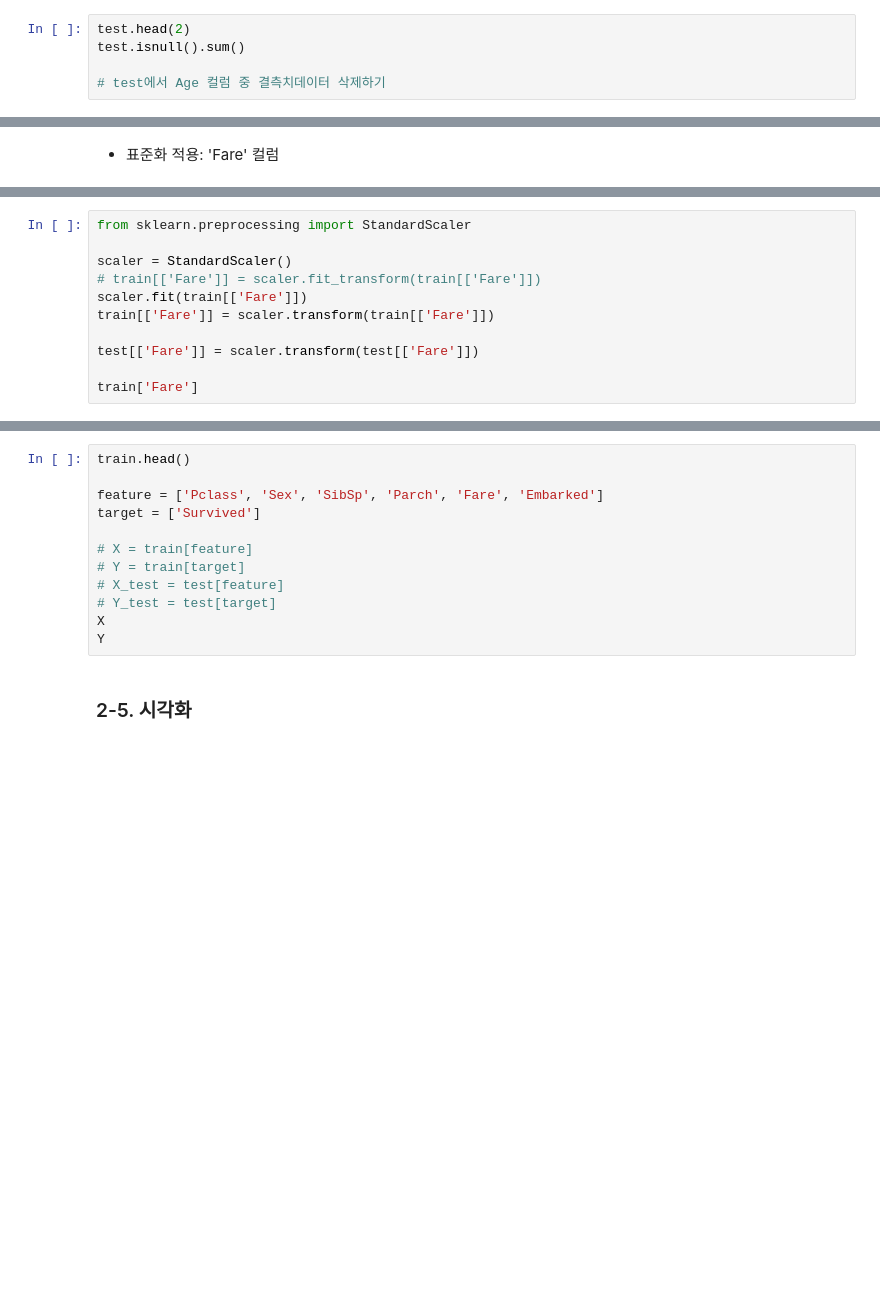
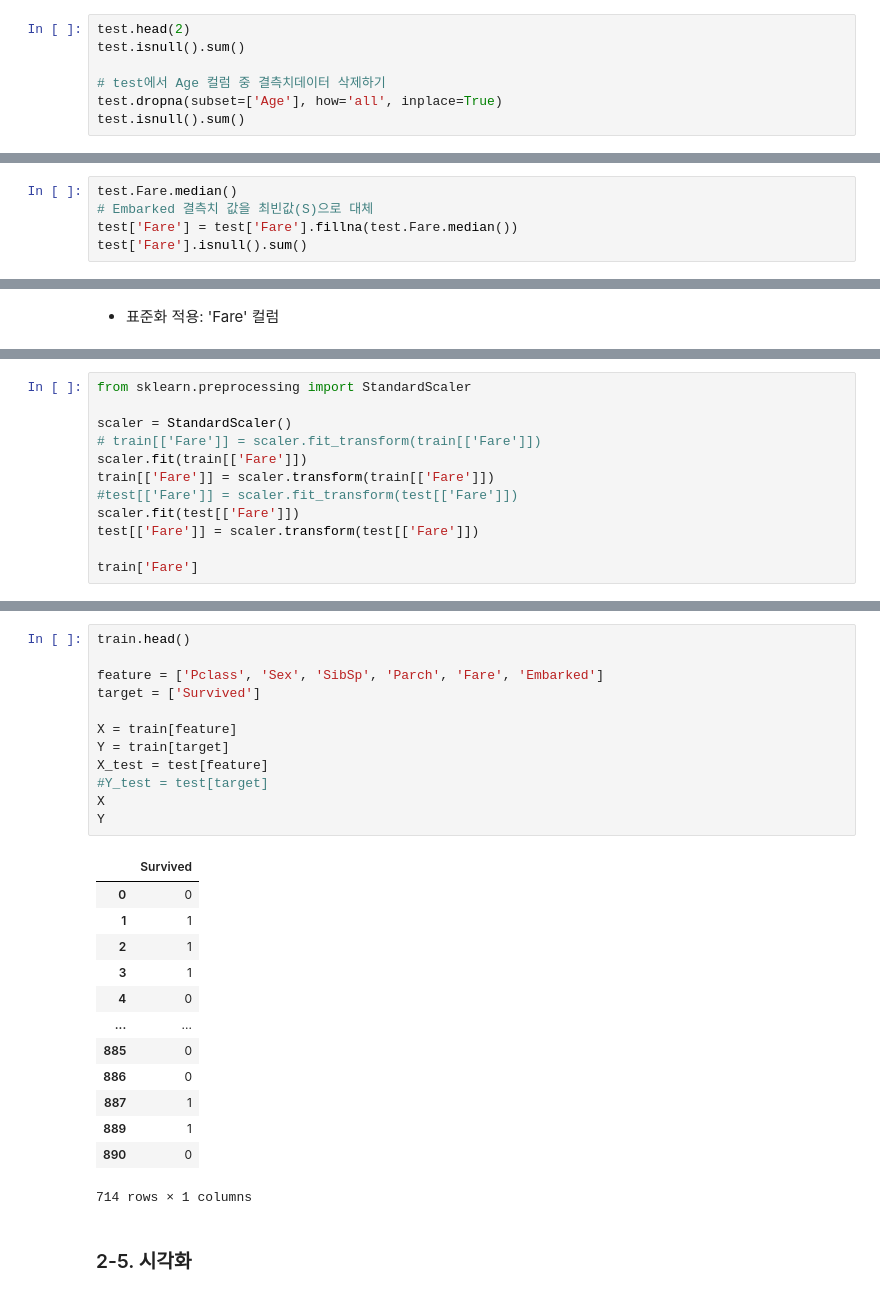
Before and after one commit to furewing/dataAnalysis, a Jupyter notebook: 3_머신러닝_분류_1_사이킷런_타이타닉생존자예측_배포.ipynb, the cells around one changed output, grey strips where cells are left out. Drawn from its saved outputs; the diff is of its cells as text; blank space fills up the shorter version.

```diff
--- a/3_머신러닝_분류_1_사이킷런_타이타닉생존자예측_배포.ipynb
+++ b/3_머신러닝_분류_1_사이킷런_타이타닉생존자예측_배포.ipynb
@@ -366,6 +366,8 @@ test.head(2)
 test.isnull().sum()
 
 # test에서 Age 컬럼 중 결측치데이터 삭제하기
+test.dropna(subset=['Age'], how='all', inplace=True)
+test.isnull().sum()
 # %% [output]
 PassengerId      0
 Pclass           0
@@ -381,3 +383,8 @@ Embarked         0
 dtype: int64
 # %% [markdown]
 - 결측치 처리 : Fare(중앙값 대체)
+# %%
+test.Fare.median()
+# Embarked 결측치 값을 최빈값(S)으로 대체
+test['Fare'] = test['Fare'].fillna(test.Fare.median())
+test['Fare'].isnull().sum()
@@ -405,7 +424,8 @@ scaler = StandardScaler()
 # train[['Fare']] = scaler.fit_transform(train[['Fare']])
 scaler.fit(train[['Fare']])
 train[['Fare']] = scaler.transform(train[['Fare']])
-
+#test[['Fare']] = scaler.fit_transform(test[['Fare']])
+scaler.fit(test[['Fare']])
 test[['Fare']] = scaler.transform(test[['Fare']])
 
 train['Fare']
@@ -417,15 +450,29 @@ train['Fare']
 # %%
 train.head()
 
 feature = ['Pclass', 'Sex', 'SibSp', 'Parch', 'Fare', 'Embarked']
 target = ['Survived']
 
-# X = train[feature]
-# Y = train[target]
-# X_test = test[feature]
-# Y_test = test[target]
+X = train[feature]
+Y = train[target]
+X_test = test[feature]
+#Y_test = test[target]
 X
 Y
+# %% [output]
+|  | Survived |
+| 0 | 0 |
+| 1 | 1 |
+| 2 | 1 |
+| 3 | 1 |
+| 4 | 0 |
+| ... | ... |
+| 885 | 0 |
+| 886 | 0 |
+| 887 | 1 |
+| 889 | 1 |
+| 890 | 0 |
+714 rows × 1 columns
 # %% [markdown]
 ### 2-5. 시각화
 # %%
```
Also changed, not shown: parts of 14 cells of this notebook.
